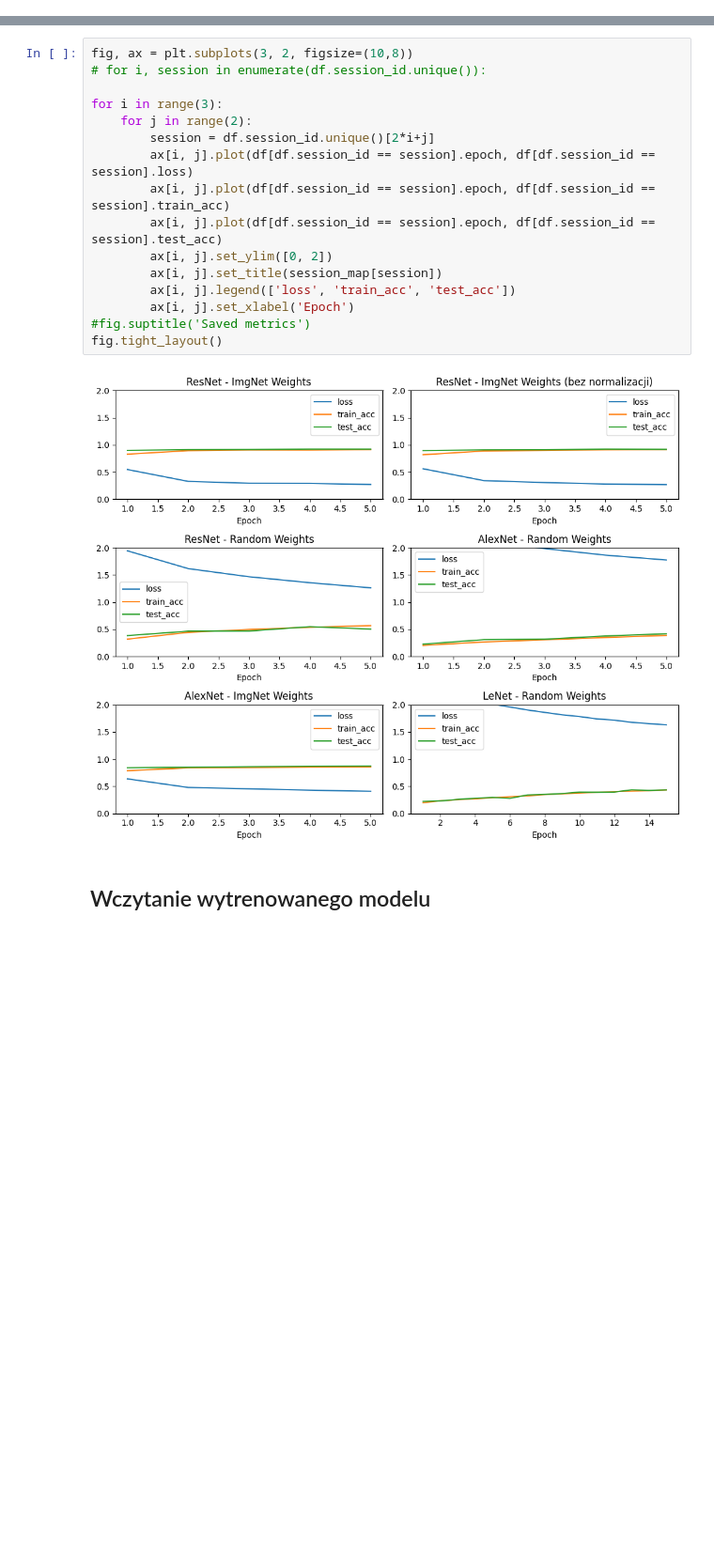
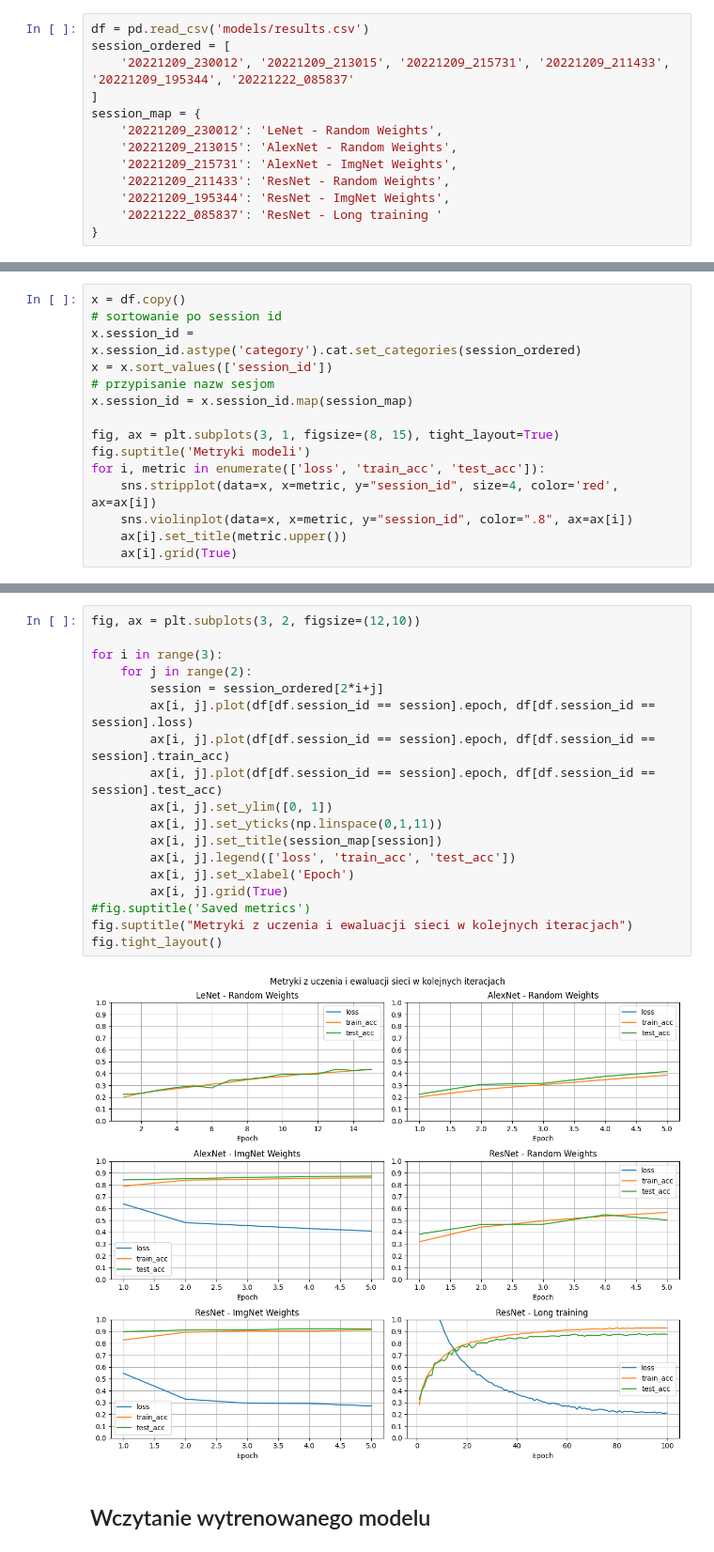
Before and after one commit to CptQuak/projekt_um_imagerec, a Jupyter notebook: przyklad_plotu.ipynb, the cells around one changed output, grey strips where cells are left out. Shown at 94% size. Cells and saved outputs as stored; diff of their text form; blank space fills up the shorter version.

Commit message:
analiza - zostalo podsumowanie dwoch modeli

```diff
--- a/przyklad_plotu.ipynb
+++ b/przyklad_plotu.ipynb
@@ -42,0 +21,13 @@ df.groupby('session_id').describe().loc[:, 'loss'].rename(index=session_map)
+# %%
+df = pd.read_csv('models/results.csv')
+session_ordered = [
+    '20221209_230012', '20221209_213015', '20221209_215731', '20221209_211433', '20221209_195344', '20221222_085837'
+]
+session_map = {
+    '20221209_230012': 'LeNet - Random Weights',
+    '20221209_213015': 'AlexNet - Random Weights',
+    '20221209_215731': 'AlexNet - ImgNet Weights',
+    '20221209_211433': 'ResNet - Random Weights',
+    '20221209_195344': 'ResNet - ImgNet Weights',
+    '20221222_085837': 'ResNet - Long training '
+}
@@ -42,0 +36,15 @@ df.groupby('session_id').describe().loc[:, 'loss'].rename(index=session_map)
+# %%
+x = df.copy()
+# sortowanie po session id
+x.session_id = x.session_id.astype('category').cat.set_categories(session_ordered)
+x = x.sort_values(['session_id'])
+# przypisanie nazw sesjom
+x.session_id = x.session_id.map(session_map)
+
+fig, ax = plt.subplots(3, 1, figsize=(8, 15), tight_layout=True)
+fig.suptitle('Metryki modeli')
+for i, metric in enumerate(['loss', 'train_acc', 'test_acc']):
+    sns.stripplot(data=x, x=metric, y="session_id", size=4, color='red', ax=ax[i])
+    sns.violinplot(data=x, x=metric, y="session_id", color=".8", ax=ax[i])
+    ax[i].set_title(metric.upper())
+    ax[i].grid(True)
@@ -43,20 +53,22 @@ df.groupby('session_id').describe().loc[:, 'loss'].rename(index=session_map)
 # %%
-fig, ax = plt.subplots(3, 2, figsize=(10,8))
-# for i, session in enumerate(df.session_id.unique()):
+fig, ax = plt.subplots(3, 2, figsize=(12,10))
 
 for i in range(3):
     for j in range(2):
-        session = df.session_id.unique()[2*i+j]
+        session = session_ordered[2*i+j]
         ax[i, j].plot(df[df.session_id == session].epoch, df[df.session_id == session].loss)
         ax[i, j].plot(df[df.session_id == session].epoch, df[df.session_id == session].train_acc)
         ax[i, j].plot(df[df.session_id == session].epoch, df[df.session_id == session].test_acc)
-        ax[i, j].set_ylim([0, 2])
+        ax[i, j].set_ylim([0, 1])
+        ax[i, j].set_yticks(np.linspace(0,1,11))
         ax[i, j].set_title(session_map[session])
         ax[i, j].legend(['loss', 'train_acc', 'test_acc'])
         ax[i, j].set_xlabel('Epoch')
+        ax[i, j].grid(True)
 #fig.suptitle('Saved metrics')
+fig.suptitle("Metryki z uczenia i ewaluacji sieci w kolejnych iteracjach")
 fig.tight_layout()
 # %% [output]
-[figure, old version]
+[figure, new version]
 # %% [markdown]
 ## Wczytanie wytrenowanego modelu
```
Also changed, not shown: parts of 15 cells of this notebook, 2 other files.
